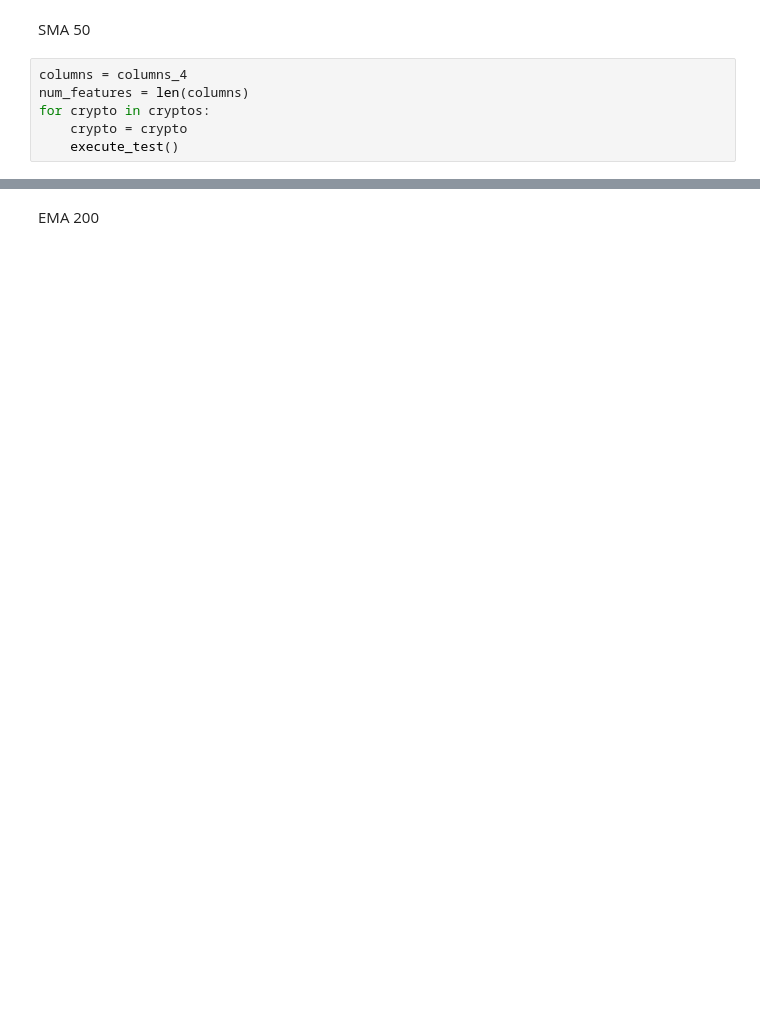
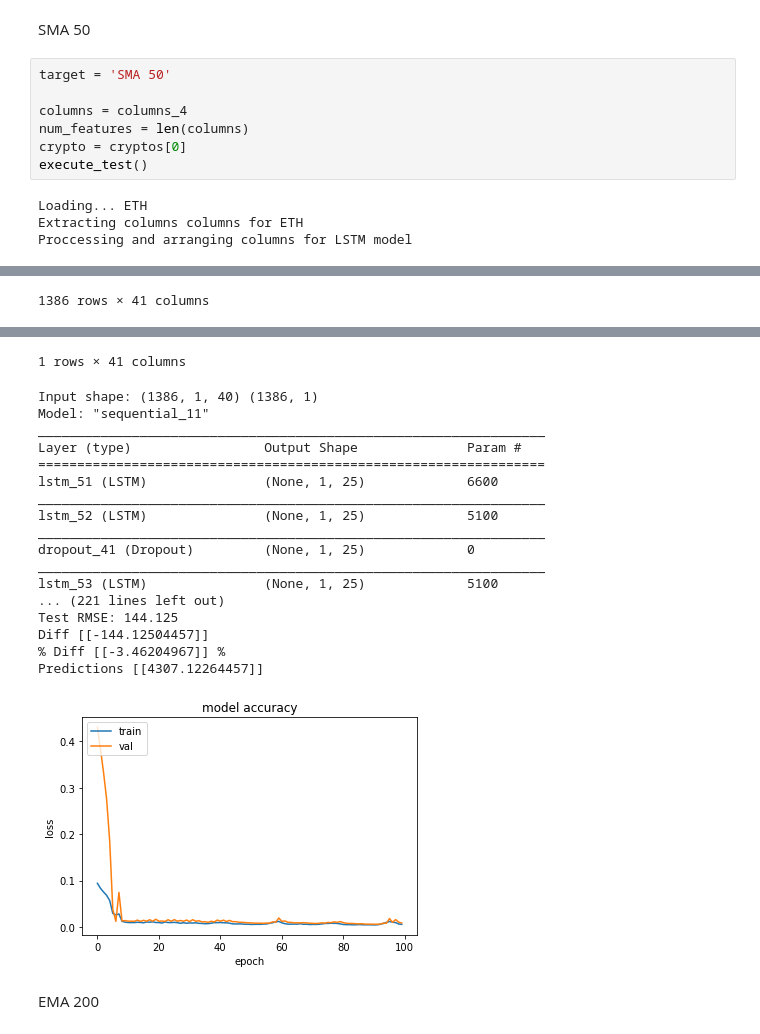
Before and after one commit to GZabalaG/crypto_bot, a Jupyter notebook: trading_simulation/Simulation.ipynb, the cells around one changed output, grey strips where cells are left out. Saved outputs shown, nothing was run; the diff lists cells and outputs as text; blank space fills up the shorter version.

```diff
--- a/trading_simulation/Simulation.ipynb
+++ b/trading_simulation/Simulation.ipynb
@@ -220,8 +486,13 @@ for crypto in cryptos:
 # %% [markdown]
 SMA 50
 # %%
+target = 'SMA 50'
+
 columns = columns_4
 num_features = len(columns)
-for crypto in cryptos:
-    crypto = crypto
-    execute_test()
+crypto = cryptos[0]
+execute_test()
+# %% [output]
+Loading... ETH
+Extracting columns columns for ETH
+Proccessing and arranging columns for LSTM model
@@ -227,0 +511 @@ for crypto in cryptos:
+1386 rows × 41 columns
@@ -228,3 +514,22 @@ for crypto in cryptos:
+1 rows × 41 columns
+Input shape: (1386, 1, 40) (1386, 1)
+Model: "sequential_11"
+_________________________________________________________________
+Layer (type)                 Output Shape              Param #
+=================================================================
+lstm_51 (LSTM)               (None, 1, 25)             6600
+_________________________________________________________________
+lstm_52 (LSTM)               (None, 1, 25)             5100
+_________________________________________________________________
+dropout_41 (Dropout)         (None, 1, 25)             0
+_________________________________________________________________
+lstm_53 (LSTM)               (None, 1, 25)             5100
+... (221 lines left out)
+Test RMSE: 144.125
+Diff [[-144.12504457]]
+% Diff [[-3.46204967]] %
+Predictions [[4307.12264457]]
+[figure, added]
 # %% [markdown]
 EMA 200
 # %%
```
Also changed, not shown: parts of 69 cells of this notebook, 4 other files.
